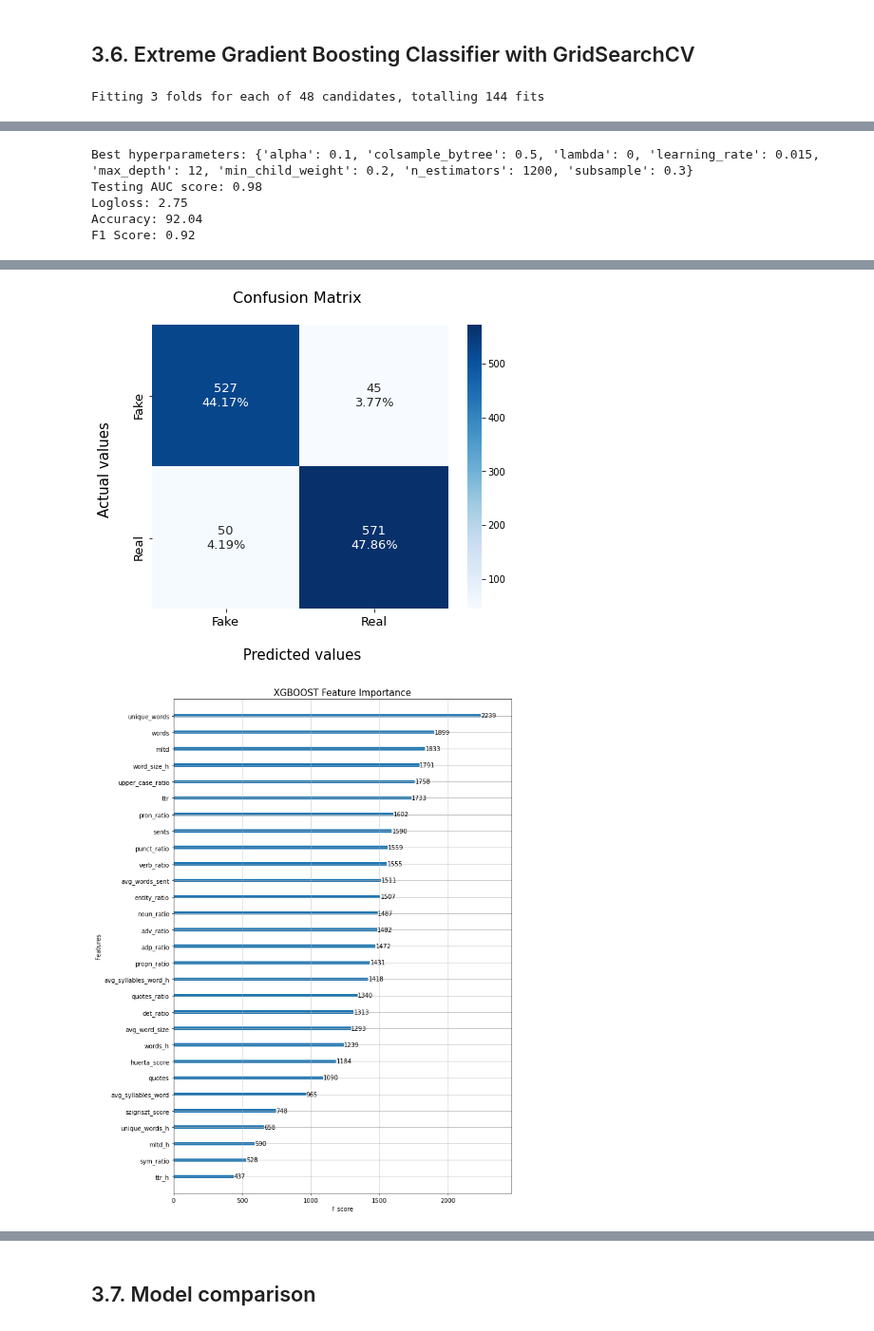
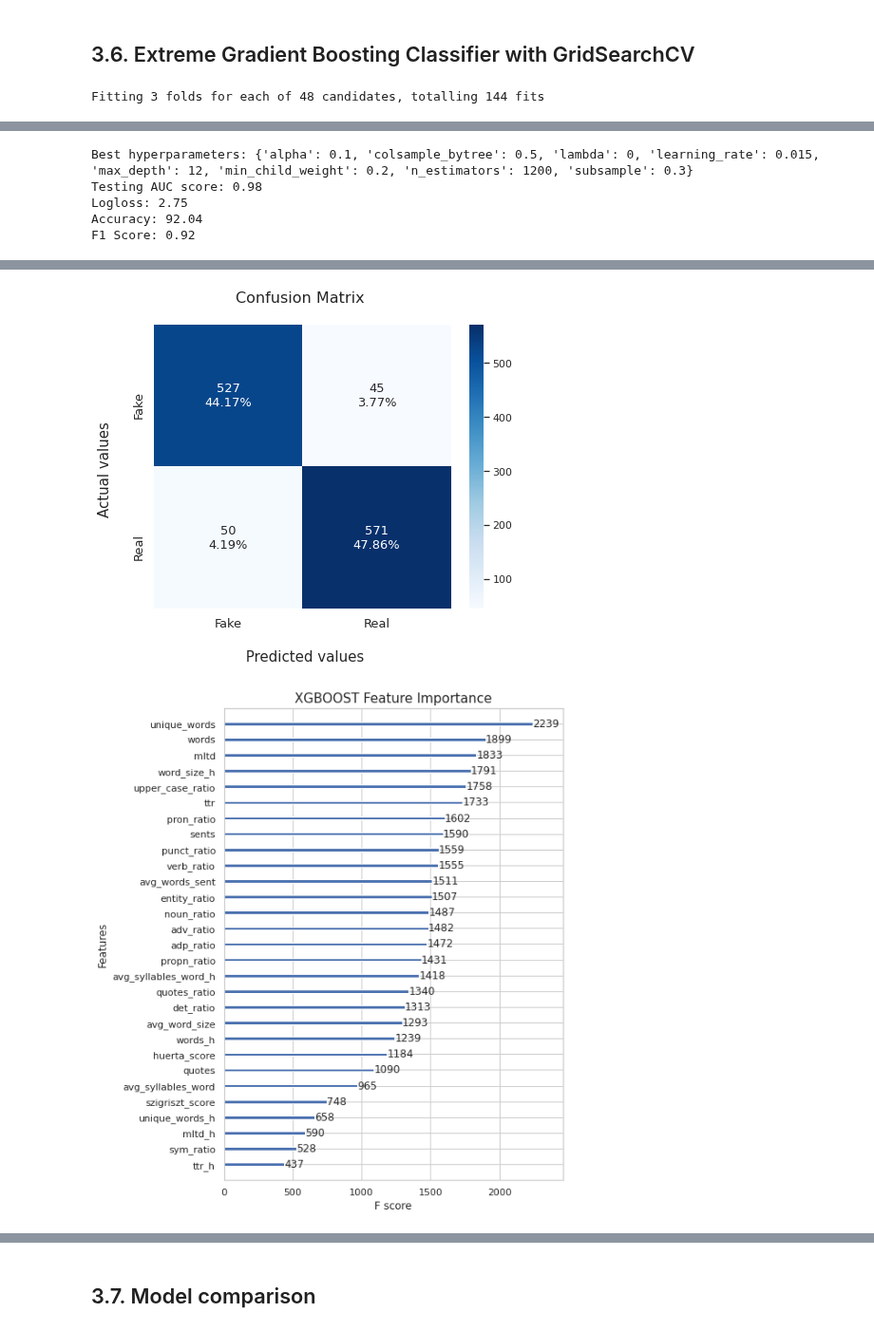
Before and after one commit to pipe11/TFM_fake_news_detector, a Jupyter notebook: models/11_final_notebook_models_explained.ipynb, the cells around one changed output, grey strips where cells are left out. Shown at 95% size. Drawn from its saved outputs; the diff is of its cells as text; code cells hidden in the pictures.

Commit message:
updating visualizations and comments

```diff
--- a/models/11_final_notebook_models_explained.ipynb
+++ b/models/11_final_notebook_models_explained.ipynb
@@ -756,7 +753,6 @@ axsub = xgb.plot_importance(xgb_model, ax = ax)
 
 # get the original names back
 Text_yticklabels = list(axsub.get_yticklabels())
-dict_features = dict(enumerate(tfvocab))
 list_yticklabels = [Text_yticklabels[i].get_text().lstrip('f') for i in range(len(Text_yticklabels))]
 
 # feature importance
@@ -777,2 +773,2 @@ F1 Score: 0.92
-[figure, old version]
+[figure, new version]
-[figure, old version]
+[figure, new version]
```
Also changed, not shown: parts of 18 cells of this notebook, 6 other files.
